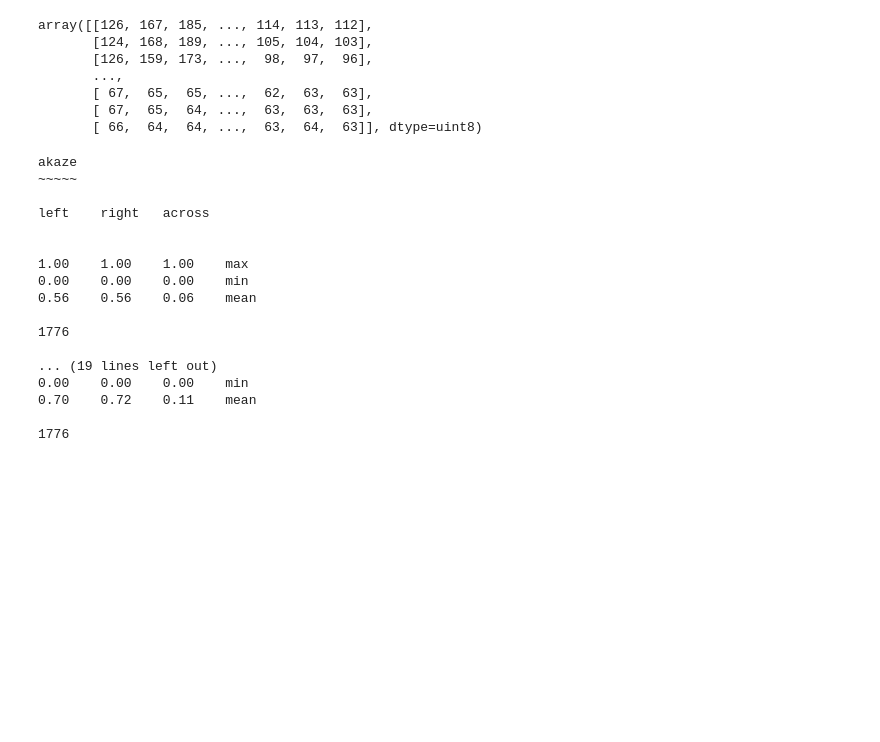
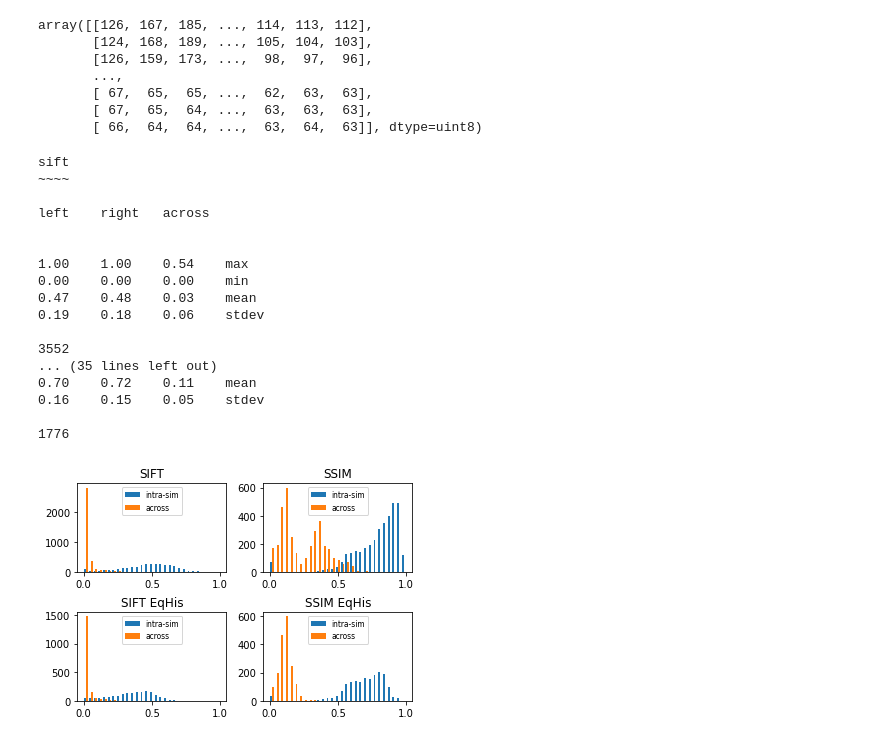
Before and after one commit to andrewmagill/motaustin, a Jupyter notebook: Track_Extraction.ipynb, the cells around one changed output. Drawn from its saved outputs; the diff is of its cells as text; code cells hidden in the pictures; blank space fills up the shorter version.

```diff
--- a/Track_Extraction.ipynb
+++ b/Track_Extraction.ipynb
@@ -309,39 +309,72 @@ for _ in range(2,14):
         left_scores.append(intra_left)
         right_scores.append(intra_right)
         across.append(inter)
+# %%
+# results = [(left_scores, right_scores, across)]
+results.append((left_scores, right_scores, across))
 # %%
-for i,name in [(0,"akaze"),(1,"sift"),(2,"ssim")]:
+fig, axs = plt.subplots(2,2)
+#axs[0,0].plot(x, y)
+axs[0,0].set_title('SIFT')
+#axs[0,1].plot(x, y)
+axs[0,1].set_title('SSIM')
+#axs[1,0].plot(x, y)
+axs[1,0].set_title('SIFT EqHis')
+#axs[1,1].plot(x, y)
+axs[1,1].set_title('SSIM EqHis')
+fig.subplots_adjust(hspace=0.45,wspace=0.25)
+# fig.set_size_inches(5,4)
 
-    print("\n%s\n%s\n\nleft\tright\tacross\n" % (name,'~'*len(name)))
+for t, (left_scores, right_scores, across) in enumerate(results):
+    for i,name in [(1,"sift"),(2,"ssim")]: # [(0,"akaze"),(1,"sift"),(2,"ssim")]:
 
-    sift_left = [x[i] for x in left_scores]
-    sift_right = [x[i] for x in right_scores]
-    sift_across = [x[i] for x in across]
+        print("\n%s\n%s\n\nleft\tright\tacross\n" % (name,'~'*len(name)))
 
-    print("\n%.2f\t%.2f\t%.2f\tmax"%(max(sift_left), max(sift_right), max(sift_across)))
-    print("%.2f\t%.2f\t%.2f\tmin"%(min(sift_left), min(sift_right), min(sift_across)))
-    print("%.2f\t%.2f\t%.2f\tmean\n"%(statistics.mean(sift_left), statistics.mean(sift_right), statistics.mean(sift_across)))
+        i_left = [x[i] for x in left_scores]
+        i_right = [x[i] for x in right_scores]
+        i_across = [x[i] for x in across]
 
-    print(len(sift_across))
+        print("\n%.2f\t%.2f\t%.2f\tmax"%(max(i_left), max(i_right), max(i_across)))
+        print("%.2f\t%.2f\t%.2f\tmin"%(min(i_left), min(i_right), min(i_across)))
+        print("%.2f\t%.2f\t%.2f\tmean"%(statistics.mean(i_left), statistics.mean(i_right), statistics.mean(i_across)))
+        print("%.2f\t%.2f\t%.2f\tstdev\n"%(statistics.stdev(i_left), statistics.stdev(i_right), statistics.stdev(i_across)))
+
+        #_, bins, _ = plt.hist(i_left, bins=50, range=[-6, 6], normed=True)
+        #_ = plt.hist(i_across, bins=bins, alpha=0.5, normed=True)
+
+        bins = np.linspace(0, 1, 30)
+
+        # plt.hist([i_left, i_across], bins, label=['intra-sim', 'across'])
+        # plt.legend(loc='upper right')
+        # plt.show()
+
+        print(len(i_across))
+
+        axs[t,i-1].hist([i_left, i_across], bins, label=['intra-sim', 'across'])
+        axs[t,i-1].legend(loc='upper center',prop={'size':7.5})
+
+fig.savefig('/home/bosworth/Downloads/sift_ssid.png')
+
 # for i in range(150):
 #    print("%.2f\t%.2f\t%.2f" % (sift_left[i], sift_right[i], sift_across[i]))
 # %% [output]
-akaze
-~~~~~
+sift
+~~~~
 
 left    right   across
 
 
-1.00    1.00    1.00    max
+1.00    1.00    0.54    max
 0.00    0.00    0.00    min
-0.56    0.56    0.06    mean
+0.47    0.48    0.03    mean
+0.19    0.18    0.06    stdev
+
+3552
+... (35 lines left out)
+0.70    0.72    0.11    mean
+0.16    0.15    0.05    stdev
 
 1776
-
-... (19 lines left out)
-0.00    0.00    0.00    min
-0.70    0.72    0.11    mean
-
-1776
+[figure, added]
 # %%
 # equalizing histogram
```
Also changed, not shown: parts of 4 cells of this notebook.
